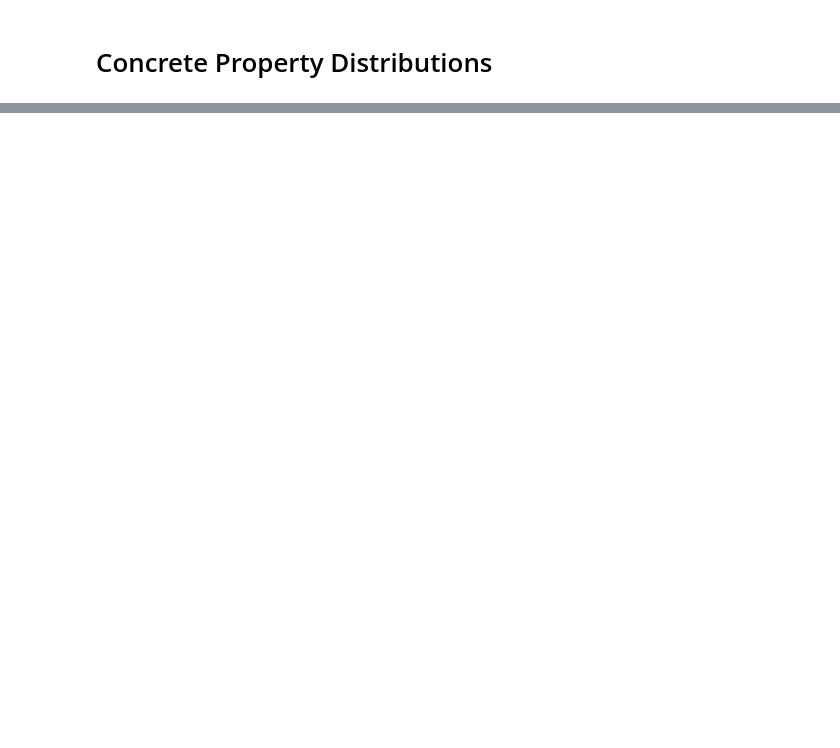
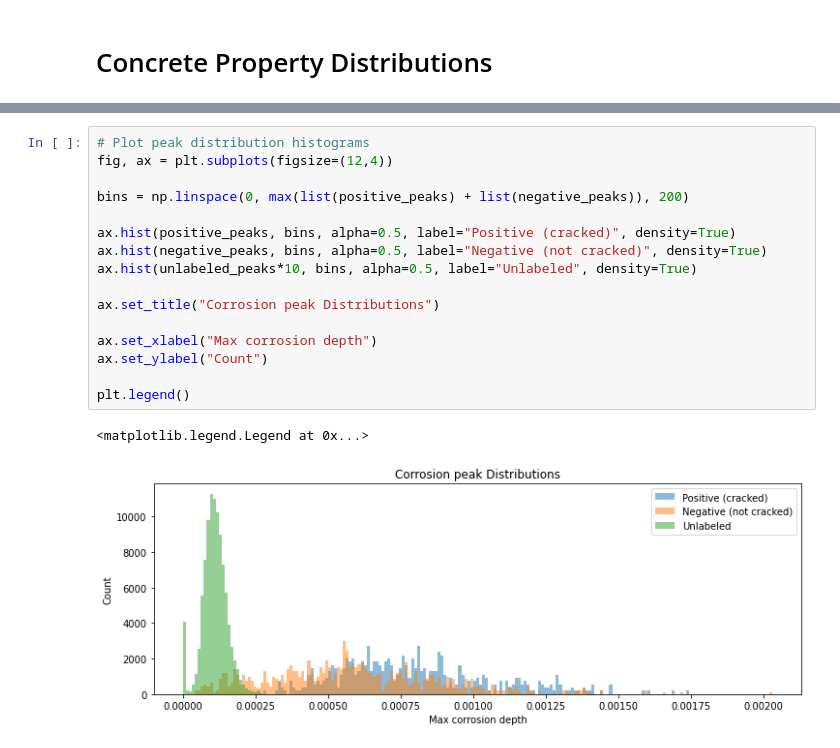
Before and after one commit to jmswong/concrete_corrosion, a Jupyter notebook: data_analysis/data_analysis.ipynb, the cells around one changed output, grey strips where cells are left out. Drawn from its saved outputs; the diff is of its cells as text; blank space fills up the shorter version.

```diff
--- a/data_analysis/data_analysis.ipynb
+++ b/data_analysis/data_analysis.ipynb
@@ -144,0 +157,19 @@ axs[1, 1].legend()
+# %%
+# Plot peak distribution histograms
+fig, ax = plt.subplots(figsize=(12,4))
+
+bins = np.linspace(0, max(list(positive_peaks) + list(negative_peaks)), 200)
+
+ax.hist(positive_peaks, bins, alpha=0.5, label="Positive (cracked)", density=True)
+ax.hist(negative_peaks, bins, alpha=0.5, label="Negative (not cracked)", density=True)
+ax.hist(unlabeled_peaks*10, bins, alpha=0.5, label="Unlabeled", density=True)
+
+ax.set_title("Corrosion peak Distributions")
+
+ax.set_xlabel("Max corrosion depth")
+ax.set_ylabel("Count")
+
+plt.legend()
+# %% [output]
+<matplotlib.legend.Legend at 0x...>
+[figure, added]
```
Also changed, not shown: parts of 11 cells of this notebook.
